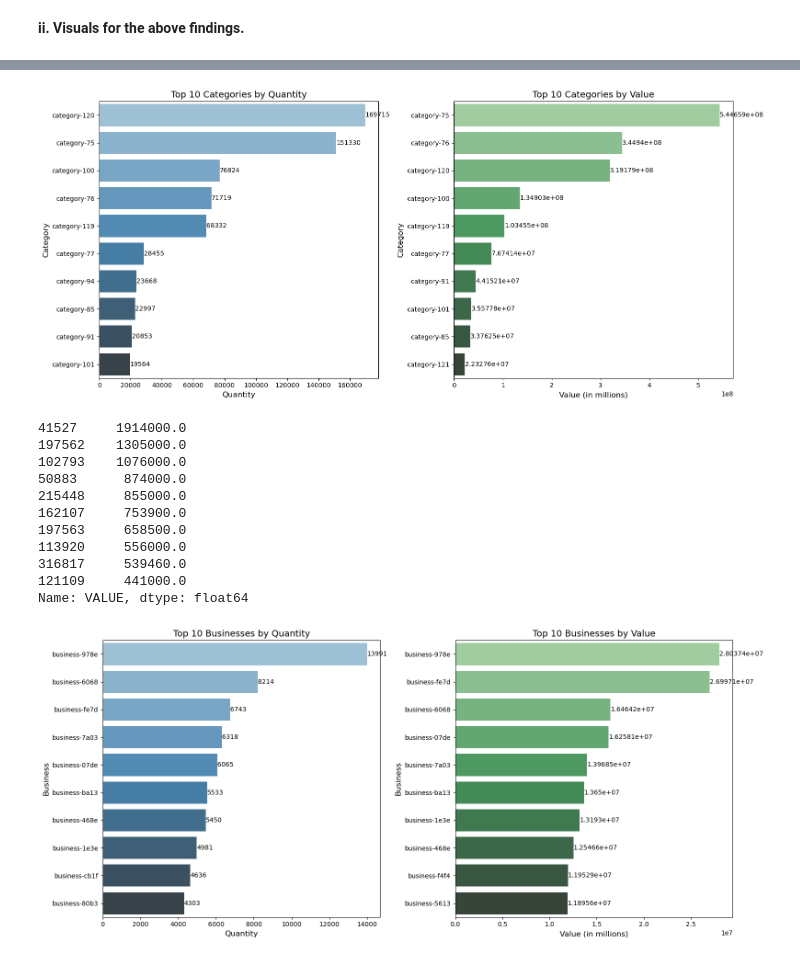
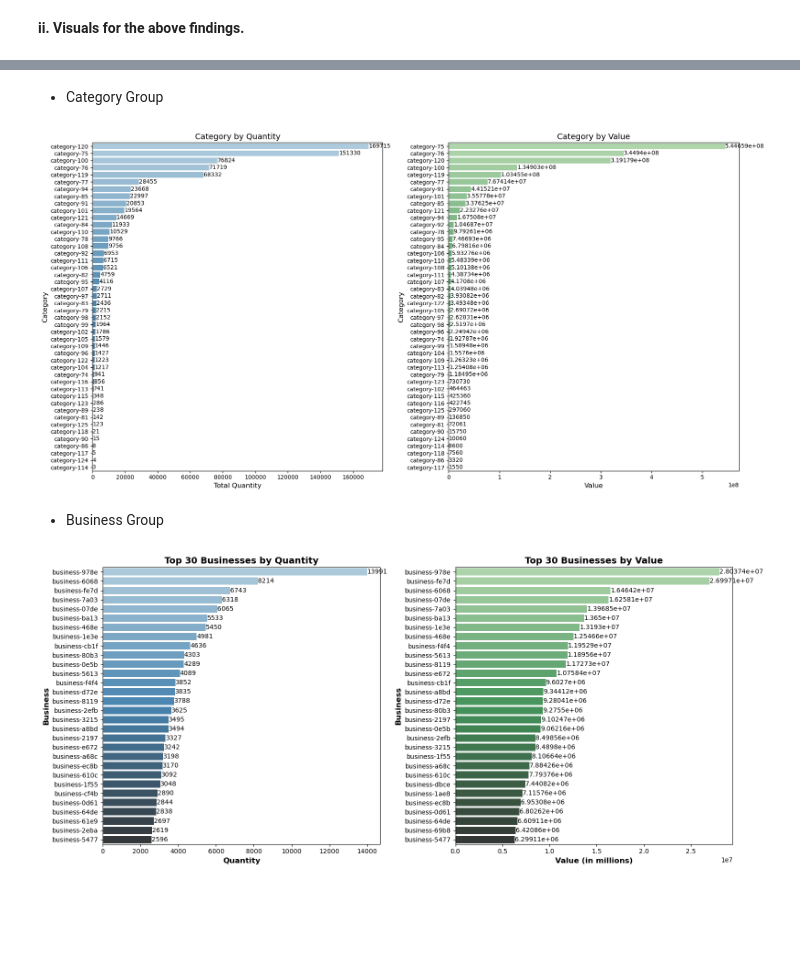
Before and after one commit to PaulMuniu/Kwanza-Tukule-Data-Analysis, a Jupyter notebook: Kwanza_Tukule.ipynb, the cells around one changed output, grey strips where cells are left out. Cells and saved outputs as stored; diff of their text form; code cells hidden in the pictures; blank space fills up the shorter version.

Commit message:
visuals for sales overview

```diff
--- a/Kwanza_Tukule.ipynb
+++ b/Kwanza_Tukule.ipynb
@@ -362,29 +330,28 @@ fig.show()
+# %% [markdown]
+- Category Group
 # %%
-# For 'category_group', focus on the top 10 categories by Quantity and Value
-top_n = 10
+# Sort category_group by Quantity and Value
+category_group_sorted_by_quantity = category_group.sort_values('QUANTITY', ascending=False)
+category_group_sorted_by_value = category_group.sort_values('VALUE', ascending=False)
 
-# Sort categories by Quantity and Value
-category_group_sorted_by_quantity = category_group.sort_values('QUANTITY', ascending=False).head(top_n)
-category_group_sorted_by_value = category_group.sort_values('VALUE', ascending=False).head(top_n)
-
-# Plot for Quantity and Value of the top 10 Categories
-fig, axes = plt.subplots(1, 2, figsize=(16, 7))
+# Plot for Quantity and Value
+fig, axes = plt.subplots(1, 2, figsize=(18, 9))
 
 # Plot for Quantity
 sns.barplot(data=category_group_sorted_by_quantity, y='ANONYMIZED CATEGORY', x='QUANTITY', ax=axes[0], palette="Blues_d")
-axes[0].set_title("Top 10 Categories by Quantity", fontsize=14)
-axes[0].set_xlabel("Quantity", fontsize=12)
-axes[0].set_ylabel("Category", fontsize=12)
+axes[0].set_title("Category by Quantity", fontsize=14, weight='bold')
+axes[0].set_xlabel("Total Quantity", fontsize=12, weight='bold')
+axes[0].set_ylabel("Category", fontsize=12, weight='bold')
 axes[0].bar_label(axes[0].containers[0], fontsize=10)
 
 # Plot for Value
 sns.barplot(data=category_group_sorted_by_value, y='ANONYMIZED CATEGORY', x='VALUE', ax=axes[1], palette="Greens_d")
-axes[1].set_title("Top 10 Categories by Value", fontsize=14)
-axes[1].set_xlabel("Value (in millions)", fontsize=12)
-axes[1].set_ylabel("Category", fontsize=12)
+axes[1].set_title("Category by Value", fontsize=14, weight='bold')
+axes[1].set_xlabel("Value(in millions)", fontsize=12, weight='bold')
+axes[1].set_ylabel("Category", fontsize=12, weight='bold')
 axes[1].bar_label(axes[1].containers[0], fontsize=10)
 
 plt.tight_layout()
-plt.show()
+plt.show();
 # %% [output]
-[figure, old version]
+[figure, new version]
@@ -422,40 +358,28 @@ fig_value.show()
-# %%
-data['VALUE'].nlargest(10)
-# %% [output]
-41527     1914000.0
-197562    1305000.0
-102793    1076000.0
-50883      874000.0
-215448     855000.0
-162107     753900.0
-197563     658500.0
-113920     556000.0
-316817     539460.0
-121109     441000.0
-Name: VALUE, dtype: float64
+# %% [markdown]
+- Business Group
 # %%
-# Now, for 'business_group', focus on the top 10 businesses by Quantity and Value
-business_group_sorted_by_quantity = business_group.sort_values('QUANTITY', ascending=False).head(top_n)
-business_group_sorted_by_value = business_group.sort_values('VALUE', ascending=False).head(top_n)
+# Sort business_group by Quantity and Value
+business_group_sorted_by_quantity = business_group.sort_values('QUANTITY', ascending=False).head(30)
+business_group_sorted_by_value = business_group.sort_values('VALUE', ascending=False).head(30)
 
-# Plot for Quantity and Value of the top 10 Businesses
+# Plot for Quantity and Value
 fig, axes = plt.subplots(1, 2, figsize=(16, 7))
 
 # Plot for Quantity
 sns.barplot(data=business_group_sorted_by_quantity, y='ANONYMIZED BUSINESS', x='QUANTITY', ax=axes[0], palette="Blues_d")
-axes[0].set_title("Top 10 Businesses by Quantity", fontsize=14)
-axes[0].set_xlabel("Quantity", fontsize=12)
-axes[0].set_ylabel("Business", fontsize=12)
+axes[0].set_title("Top 30 Businesses by Quantity", fontsize=14, weight='bold')
+axes[0].set_xlabel("Quantity", fontsize=12, weight='bold')
+axes[0].set_ylabel("Business", fontsize=12, weight='bold')
 axes[0].bar_label(axes[0].containers[0], fontsize=10)
 
 # Plot for Value
 sns.barplot(data=business_group_sorted_by_value, y='ANONYMIZED BUSINESS', x='VALUE', ax=axes[1], palette="Greens_d")
-axes[1].set_title("Top 10 Businesses by Value", fontsize=14)
-axes[1].set_xlabel("Value (in millions)", fontsize=12)
-axes[1].set_ylabel("Business", fontsize=12)
+axes[1].set_title("Top 30 Businesses by Value", fontsize=14, weight='bold')
+axes[1].set_xlabel("Value (in millions)", fontsize=12, weight='bold')
+axes[1].set_ylabel("Business", fontsize=12, weight='bold')
 axes[1].bar_label(axes[1].containers[0], fontsize=10)
 
 plt.tight_layout()
-plt.show()
+plt.show();
 # %% [output]
-[figure, old version]
+[figure, new version]
```
Also changed, not shown: parts of 9 cells of this notebook.
